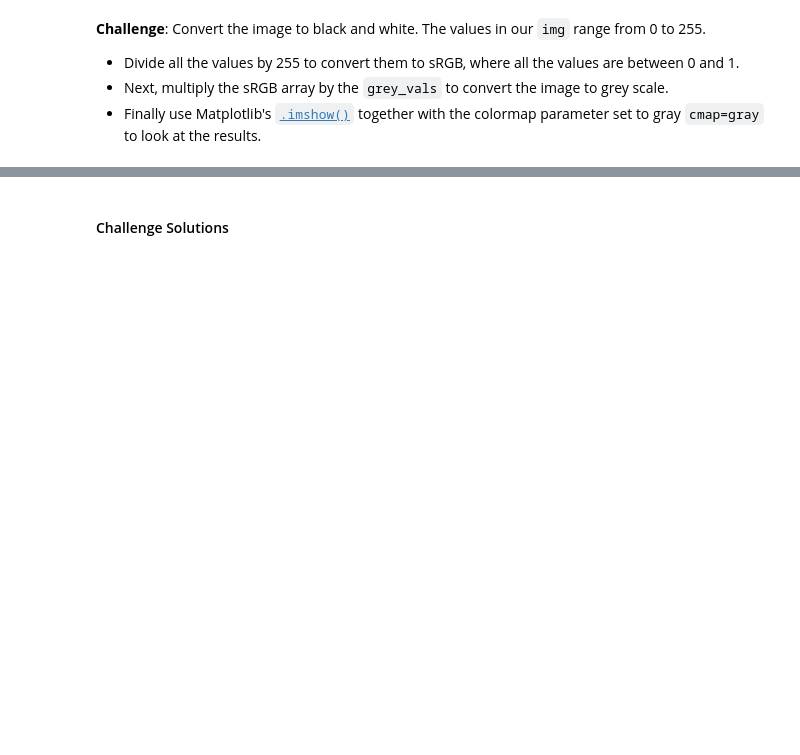
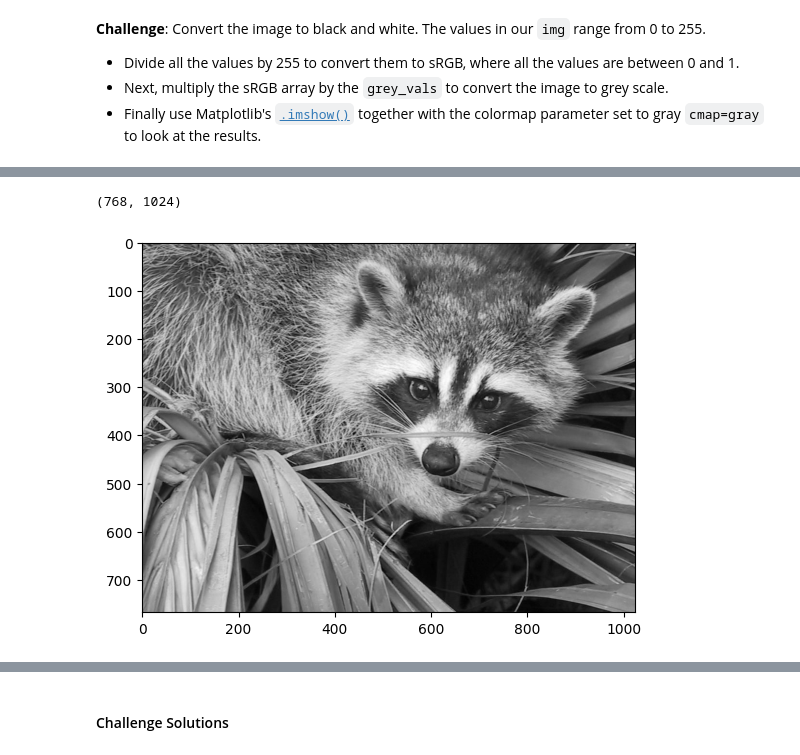
Before and after one commit to Jonikulov/100-days-python-bootcamp, a Jupyter notebook: day_77_computation_with_numpy/Computation with NumPy and N-Dimensional Arrays.ipynb, the cells around one changed output, grey strips where cells are left out. Drawn from its saved outputs; the diff is of its cells as text; code cells hidden in the pictures; blank space fills up the shorter version.

```diff
--- a/day_77_computation_with_numpy/Computation with NumPy and N-Dimensional Arrays.ipynb
+++ b/day_77_computation_with_numpy/Computation with NumPy and N-Dimensional Arrays.ipynb
@@ -266,3 +362,6 @@ Dimensions of result: (4x2)*(2x3)=(4x3)
 * Finally use Matplotlib's [`.imshow()`](https://matplotlib.org/3.1.1/api/_as_gen/matplotlib.pyplot.imshow.html) together with the colormap parameter set to gray `cmap=gray` to look at the results.
 # %%
 grey_vals = np.array([0.2126, 0.7152, 0.0722])
+# %%
+sRGB = img / 255
+sRGB
@@ -268,0 +386,3 @@ grey_vals = np.array([0.2126, 0.7152, 0.0722])
+# %%
+gray_img = np.matmul(sRGB, grey_vals)
+gray_img
@@ -269,3 +403,11 @@ grey_vals = np.array([0.2126, 0.7152, 0.0722])
+# %%
+gray_img.shape
+# %% [output]
+(768, 1024)
+# %%
+plt.imshow(gray_img, cmap="gray");
+# %% [output]
+[figure, added]
 # %% [markdown]
 **Challenge**: Can you manipulate the images by doing some operations on the underlying ndarrays? See if you can change the values in the ndarray so that:
 
```
Also changed, not shown: parts of 32 cells of this notebook.
